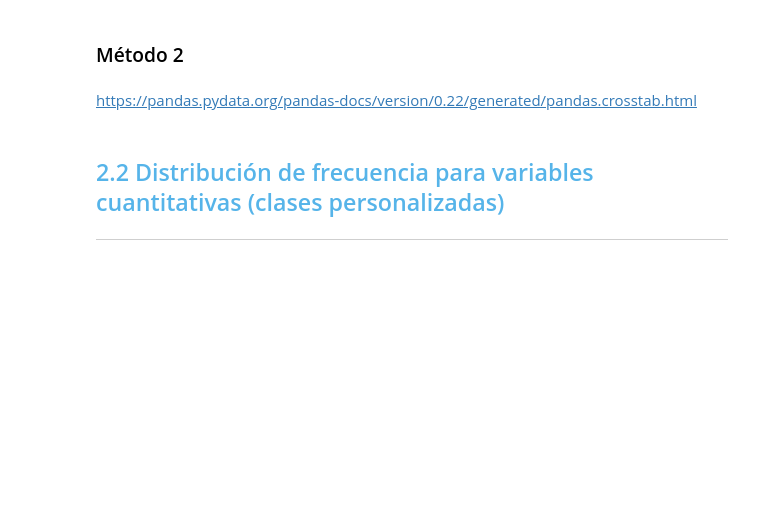
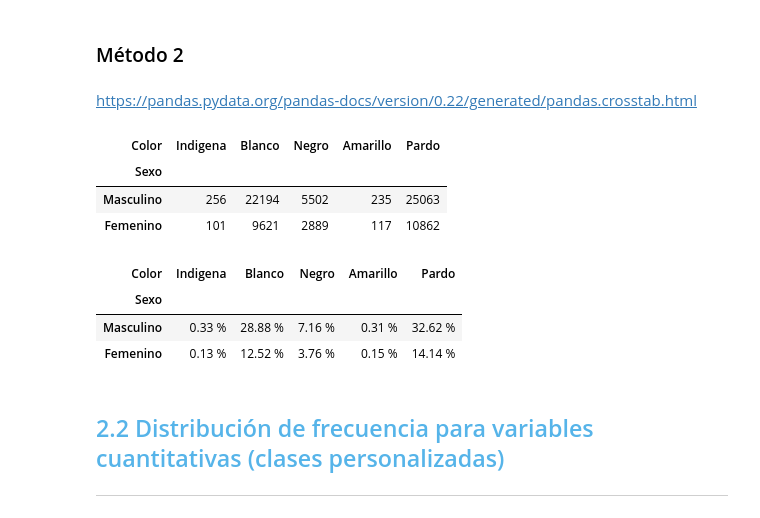
Before and after one commit to ivazquez-07/python_data_science_excersises, a Jupyter notebook: Curso-de-Estadistica-con-Python-Aula-1/Curso_de_Estadística_con_Python_1.ipynb, the cells around one changed output. Saved outputs shown, nothing was run; the diff lists cells and outputs as text; code cells hidden in the pictures; blank space fills up the shorter version.

```diff
--- a/Curso-de-Estadistica-con-Python-Aula-1/Curso_de_Estadística_con_Python_1.ipynb
+++ b/Curso-de-Estadistica-con-Python-Aula-1/Curso_de_Estadística_con_Python_1.ipynb
@@ -232,6 +262,29 @@ color = {0: 'Indigena',
          6: 'Amarillo',
          8: 'Pardo',
          9: 'Sin declarar'}
+# %%
+frecuencia = pd.crosstab(datos.Sexo, datos.Color)
+# %%
+frecuencia.rename(index= sexo, inplace= True)
+# %%
+frecuencia.rename(columns= color, inplace= True)
+# %%
+frecuencia
+# %% [output]
+| Color | Indigena | Blanco | Negro | Amarillo | Pardo |
+| Sexo |  |  |  |  |  |
+| Masculino | 256 | 22194 | 5502 | 235 | 25063 |
+| Femenino | 101 | 9621 | 2889 | 117 | 10862 |
+# %%
+porc_freq = (pd.crosstab(datos.Sexo, datos.Color, normalize= True)*100).round(2).astype(str) + ' %'
+porc_freq.rename(index= sexo, inplace= True)
+porc_freq.rename(columns= color, inplace= True)
+porc_freq
+# %% [output]
+| Color | Indigena | Blanco | Negro | Amarillo | Pardo |
+| Sexo |  |  |  |  |  |
+| Masculino | 0.33 % | 28.88 % | 7.16 % | 0.31 % | 32.62 % |
+| Femenino | 0.13 % | 12.52 % | 3.76 % | 0.15 % | 14.14 % |
 # %% [markdown]
 ## <font color=#56B4E9>2.2 Distribución de frecuencia para variables cuantitativas (clases personalizadas)</font>
 ***
```
Also changed, not shown: parts of 4 cells of this notebook.
